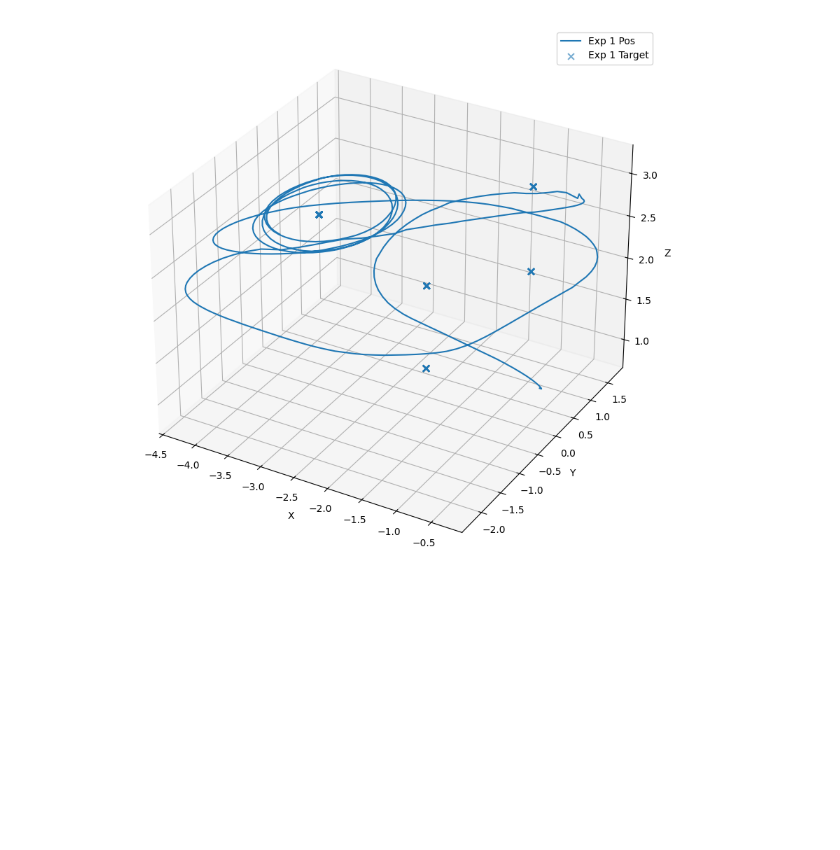
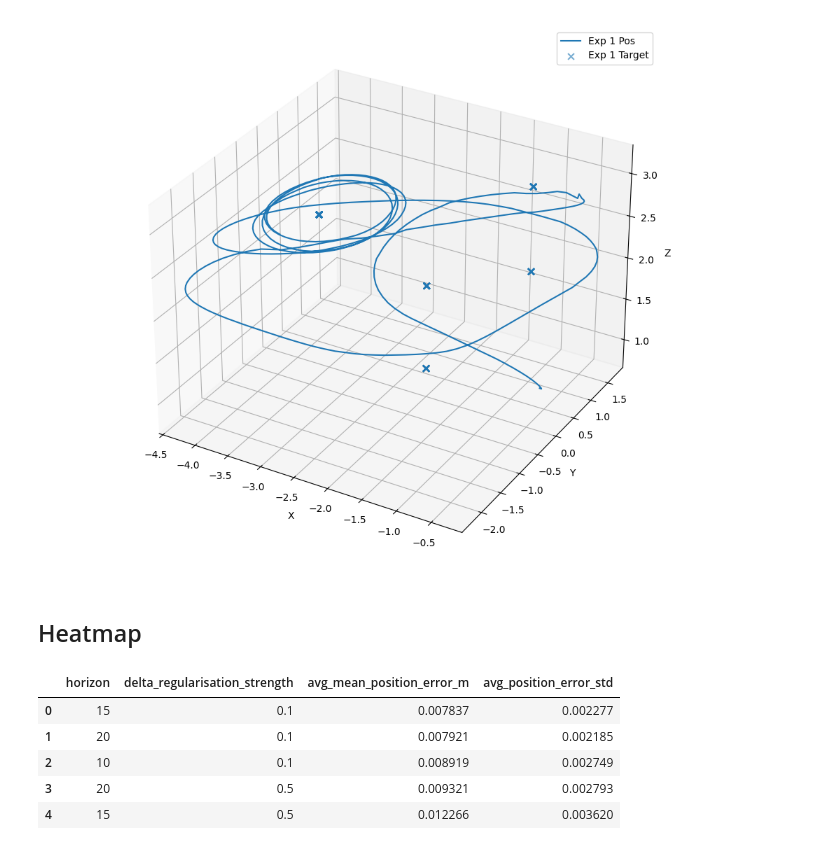
Before and after one commit to foty-hub/amr_3, a Jupyter notebook: data/data.ipynb, the cells around one changed output. Drawn from its saved outputs; the diff is of its cells as text; code cells hidden in the pictures; blank space fills up the shorter version.

```diff
--- a/data/data.ipynb
+++ b/data/data.ipynb
@@ -100,0 +143,26 @@ plot_trajectories_3d(experiment_dfs[6:7])
+# %% [markdown]
+## Heatmap
+# %%
+import numpy as np
+
+tuning_df = pd.read_csv("./kalman_5x5.csv")
+tuning_df = tuning_df[
+    [
+        "horizon",
+        "delta_regularisation_strength",
+        "avg_mean_position_error_m",
+        "avg_position_error_variance_m2",
+    ]
+]
+tuning_df["avg_position_error_std"] = np.sqrt(
+    tuning_df["avg_position_error_variance_m2"]
+)
+tuning_df.drop(columns={"avg_position_error_variance_m2"}, inplace=True)
+tuning_df.head()
+# %% [output]
+|  | horizon | delta_regularisation_strength | avg_mean_position_error_m | avg_position_error_std |
+| 0 | 15 | 0.1 | 0.007837 | 0.002277 |
+| 1 | 20 | 0.1 | 0.007921 | 0.002185 |
+| 2 | 10 | 0.1 | 0.008919 | 0.002749 |
+| 3 | 20 | 0.5 | 0.009321 | 0.002793 |
+| 4 | 15 | 0.5 | 0.012266 | 0.003620 |
```
Also changed, not shown: parts of 11 cells of this notebook, 9 other files.
